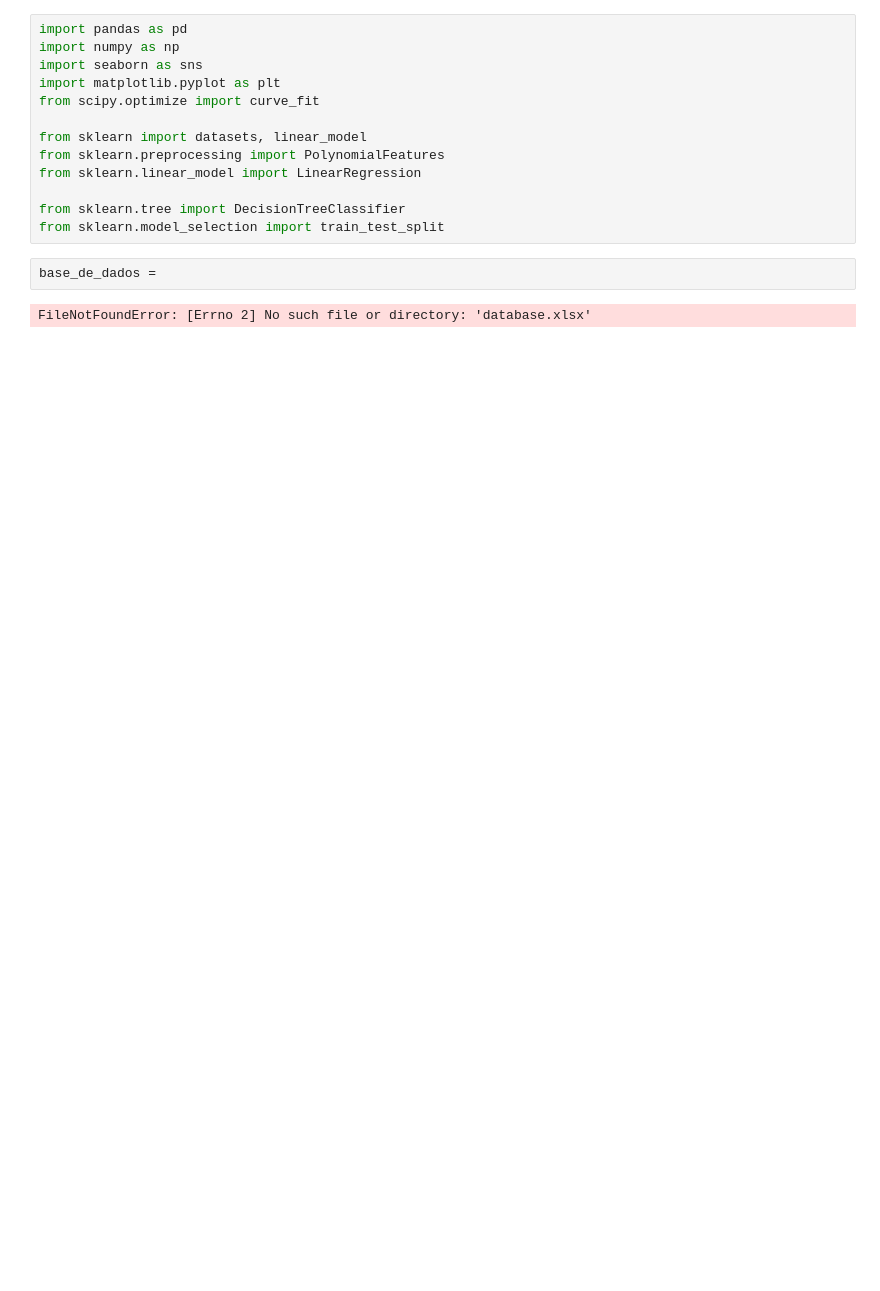
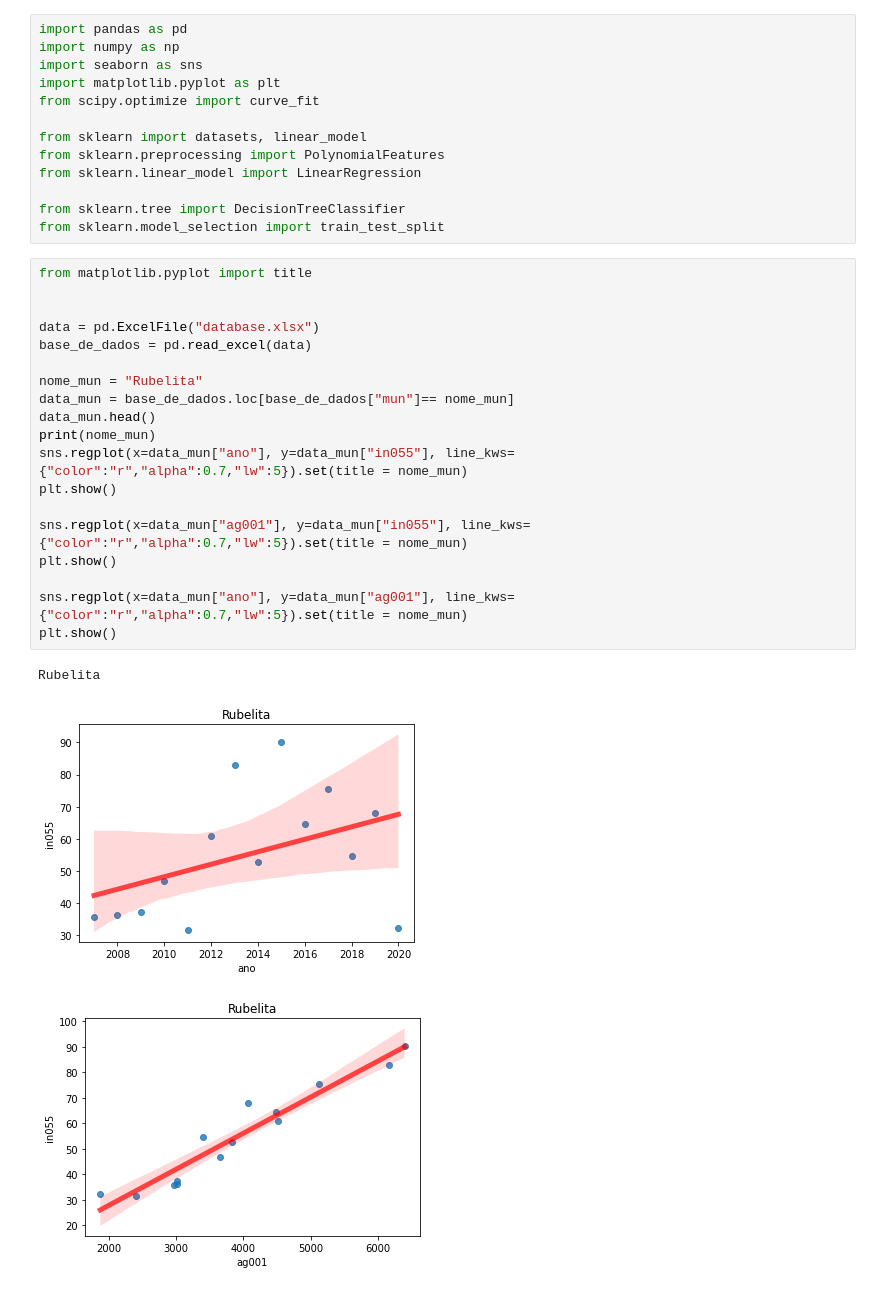
Before and after one commit to dev-torugo/analise_preditiva, a Jupyter notebook: Código/test.ipynb, the cells around one changed output. Drawn from its saved outputs; the diff is of its cells as text; blank space fills up the shorter version.

```diff
--- a/Código/test.ipynb
+++ b/Código/test.ipynb
@@ -11,7 +11,26 @@ from sklearn.linear_model import LinearRegression
 
 from sklearn.tree import DecisionTreeClassifier
 from sklearn.model_selection import train_test_split
-# %%
-base_de_dados =
-# %% [output]
-FileNotFoundError: [Errno 2] No such file or directory: 'database.xlsx'
+# %%
+from matplotlib.pyplot import title
+
+
+data = pd.ExcelFile("database.xlsx")
+base_de_dados = pd.read_excel(data)
+
+nome_mun = "Rubelita"
+data_mun = base_de_dados.loc[base_de_dados["mun"]== nome_mun]
+data_mun.head()
+print(nome_mun)
+sns.regplot(x=data_mun["ano"], y=data_mun["in055"], line_kws={"color":"r","alpha":0.7,"lw":5}).set(title = nome_mun)
+plt.show()
+
+sns.regplot(x=data_mun["ag001"], y=data_mun["in055"], line_kws={"color":"r","alpha":0.7,"lw":5}).set(title = nome_mun)
+plt.show()
+
+sns.regplot(x=data_mun["ano"], y=data_mun["ag001"], line_kws={"color":"r","alpha":0.7,"lw":5}).set(title = nome_mun)
+plt.show()
+# %% [output]
+Rubelita
+[figure, added]
+[figure, added]
```
Also changed, not shown: parts of 4 cells of this notebook.
